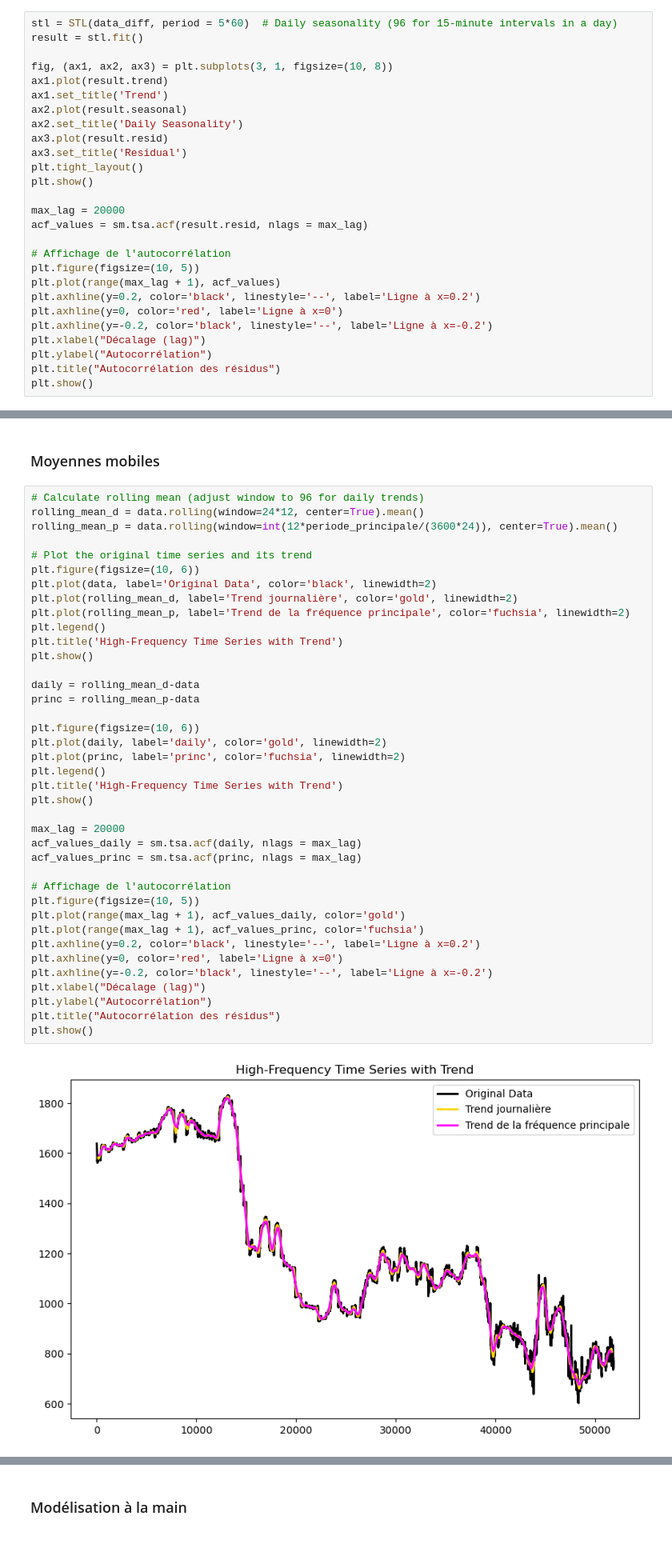
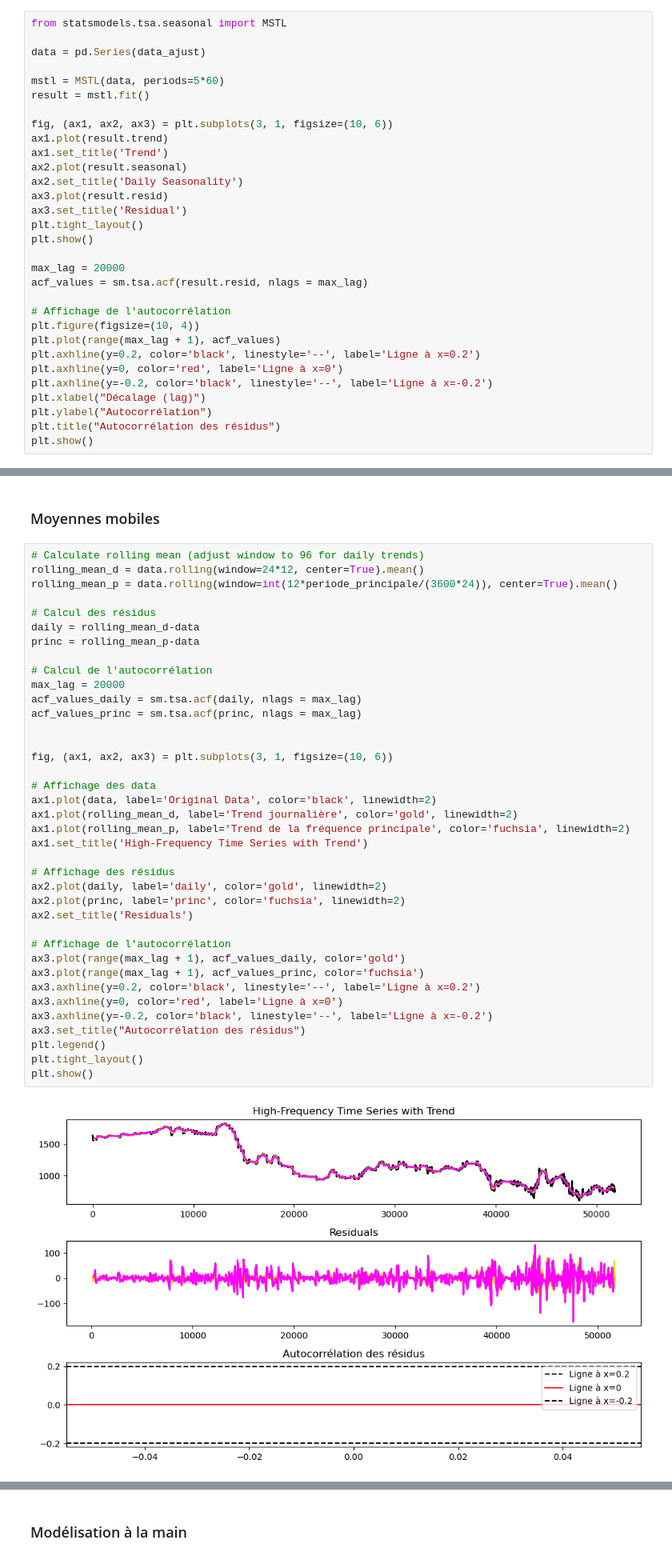
Before and after one commit to PiDchsn/Projet-RI, a Jupyter notebook: Analyse.ipynb, the cells around one changed output, grey strips where cells are left out. Shown at 80% size. Saved outputs shown, nothing was run; the diff lists cells and outputs as text.

```diff
--- a/Analyse.ipynb
+++ b/Analyse.ipynb
@@ -648,8 +512,12 @@ dtype: object
 # %%
-stl = STL(data_diff, period = 5*60)  # Daily seasonality (96 for 15-minute intervals in a day)
-result = stl.fit()
+from statsmodels.tsa.seasonal import MSTL
 
-fig, (ax1, ax2, ax3) = plt.subplots(3, 1, figsize=(10, 8))
+data = pd.Series(data_ajust)
+
+mstl = MSTL(data, periods=5*60)
+result = mstl.fit()
+
+fig, (ax1, ax2, ax3) = plt.subplots(3, 1, figsize=(10, 6))
 ax1.plot(result.trend)
 ax1.set_title('Trend')
 ax2.plot(result.seasonal)
@@ -663,7 +531,7 @@ max_lag = 20000
 acf_values = sm.tsa.acf(result.resid, nlags = max_lag)
 
 # Affichage de l'autocorrélation
-plt.figure(figsize=(10, 5))
+plt.figure(figsize=(10, 4))
 plt.plot(range(max_lag + 1), acf_values)
 plt.axhline(y=0.2, color='black', linestyle='--', label='Ligne à x=0.2')
 plt.axhline(y=0, color='red', label='Ligne à x=0')
@@ -680,41 +548,40 @@ plt.show()
 # %%
 # Calculate rolling mean (adjust window to 96 for daily trends)
 rolling_mean_d = data.rolling(window=24*12, center=True).mean()
 rolling_mean_p = data.rolling(window=int(12*periode_principale/(3600*24)), center=True).mean()
 
-# Plot the original time series and its trend
-plt.figure(figsize=(10, 6))
-plt.plot(data, label='Original Data', color='black', linewidth=2)
-plt.plot(rolling_mean_d, label='Trend journalière', color='gold', linewidth=2)
-plt.plot(rolling_mean_p, label='Trend de la fréquence principale', color='fuchsia', linewidth=2)
-plt.legend()
-plt.title('High-Frequency Time Series with Trend')
-plt.show()
-
+# Calcul des résidus
 daily = rolling_mean_d-data
 princ = rolling_mean_p-data
 
-plt.figure(figsize=(10, 6))
-plt.plot(daily, label='daily', color='gold', linewidth=2)
-plt.plot(princ, label='princ', color='fuchsia', linewidth=2)
-plt.legend()
-plt.title('High-Frequency Time Series with Trend')
-plt.show()
-
+# Calcul de l'autocorrélation
 max_lag = 20000
 acf_values_daily = sm.tsa.acf(daily, nlags = max_lag)
 acf_values_princ = sm.tsa.acf(princ, nlags = max_lag)
 
+
+fig, (ax1, ax2, ax3) = plt.subplots(3, 1, figsize=(10, 6))
+
+# Affichage des data
+ax1.plot(data, label='Original Data', color='black', linewidth=2)
+ax1.plot(rolling_mean_d, label='Trend journalière', color='gold', linewidth=2)
+ax1.plot(rolling_mean_p, label='Trend de la fréquence principale', color='fuchsia', linewidth=2)
+ax1.set_title('High-Frequency Time Series with Trend')
+
+# Affichage des résidus
+ax2.plot(daily, label='daily', color='gold', linewidth=2)
+ax2.plot(princ, label='princ', color='fuchsia', linewidth=2)
+ax2.set_title('Residuals')
+
 # Affichage de l'autocorrélation
-plt.figure(figsize=(10, 5))
-plt.plot(range(max_lag + 1), acf_values_daily, color='gold')
-plt.plot(range(max_lag + 1), acf_values_princ, color='fuchsia')
-plt.axhline(y=0.2, color='black', linestyle='--', label='Ligne à x=0.2')
-plt.axhline(y=0, color='red', label='Ligne à x=0')
-plt.axhline(y=-0.2, color='black', linestyle='--', label='Ligne à x=-0.2')
-plt.xlabel("Décalage (lag)")
-plt.ylabel("Autocorrélation")
-plt.title("Autocorrélation des résidus")
+ax3.plot(range(max_lag + 1), acf_values_daily, color='gold')
+ax3.plot(range(max_lag + 1), acf_values_princ, color='fuchsia')
+ax3.axhline(y=0.2, color='black', linestyle='--', label='Ligne à x=0.2')
+ax3.axhline(y=0, color='red', label='Ligne à x=0')
+ax3.axhline(y=-0.2, color='black', linestyle='--', label='Ligne à x=-0.2')
+ax3.set_title("Autocorrélation des résidus")
+plt.legend()
+plt.tight_layout()
 plt.show()
 # %% [output]
-[figure, old version]
+[figure, new version]
```
Also changed, not shown: parts of 45 cells of this notebook.
